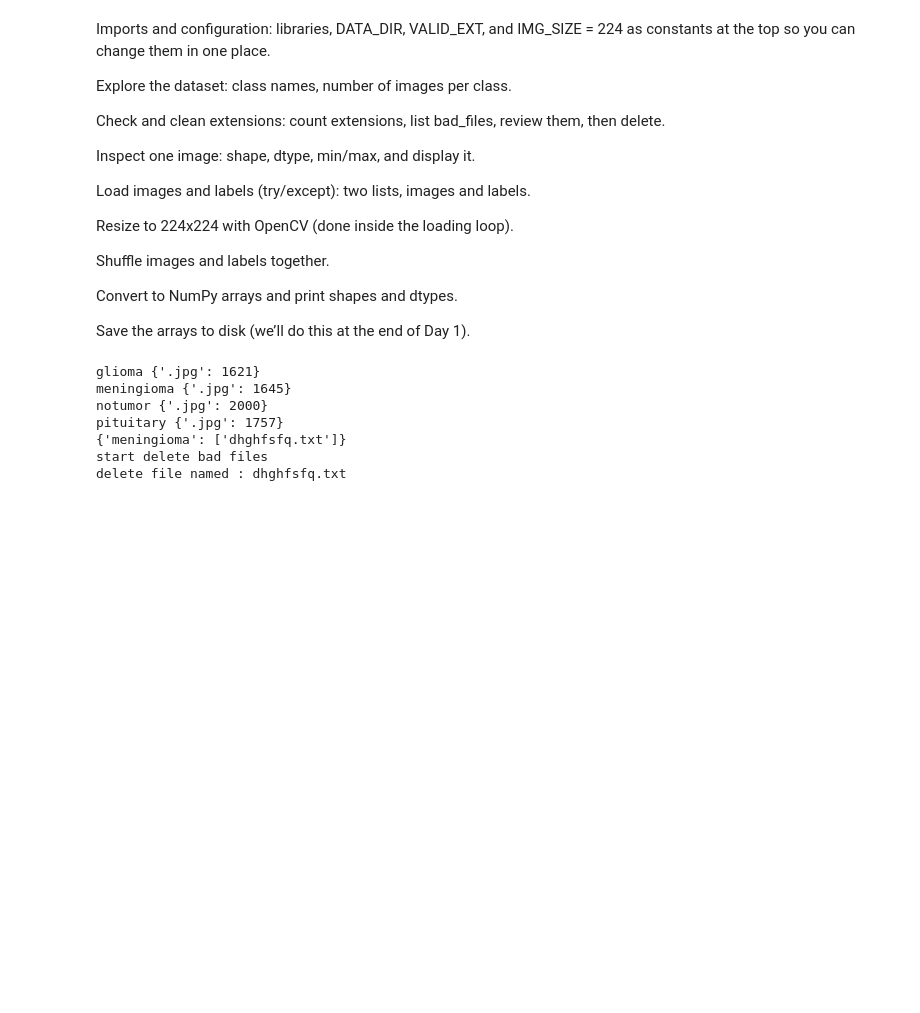
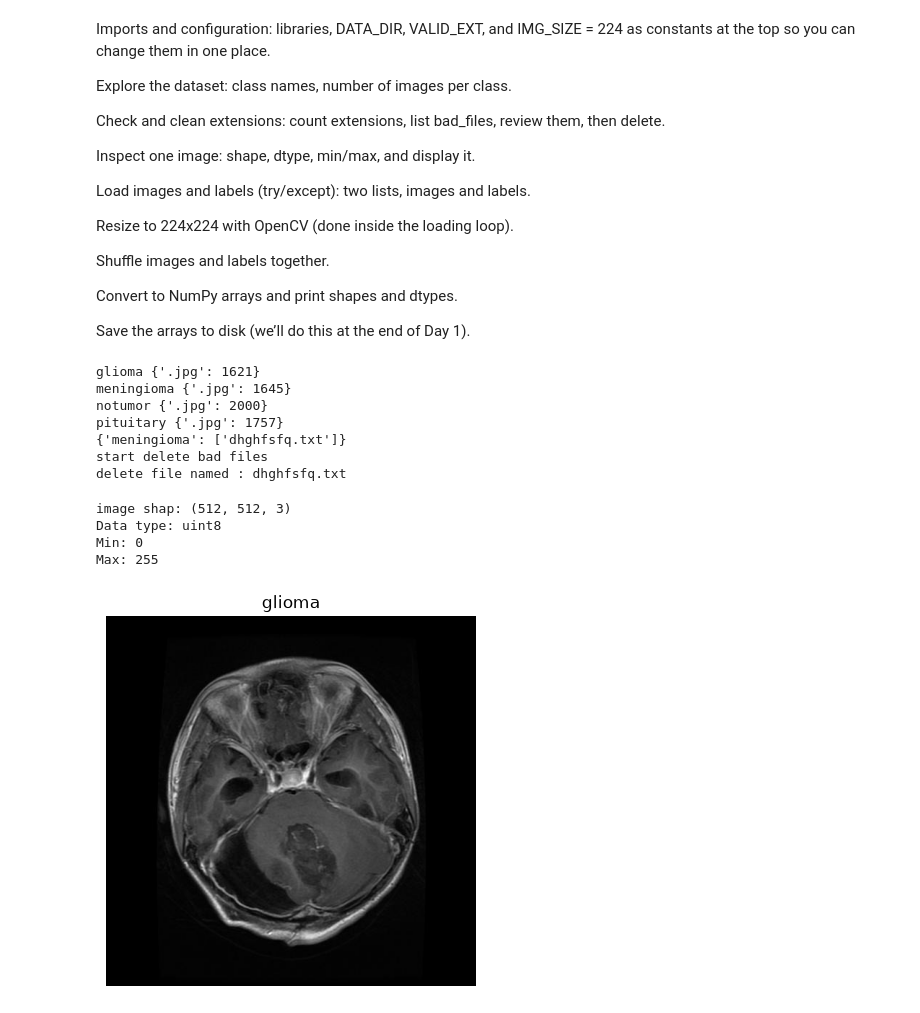
Before and after one commit to yassinmaftah/brainscan-ai, a Jupyter notebook: notebooks/01_data_loading_preprocessing.ipynb, the cells around one changed output. Cells and saved outputs as stored; diff of their text form; code cells hidden in the pictures; blank space fills up the shorter version.

```diff
--- a/notebooks/01_data_loading_preprocessing.ipynb
+++ b/notebooks/01_data_loading_preprocessing.ipynb
@@ -56,3 +56,35 @@ pituitary {'.jpg': 1757}
 {'meningioma': ['dhghfsfq.txt']}
 start delete bad files
 delete file named : dhghfsfq.txt
+# %%
+import cv2
+import matplotlib.pyplot as plt
+
+first_class = os.listdir(DATA_DIR)[0]
+# print(first_class)
+class_folder_path = os.path.join(DATA_DIR,first_class)
+path_first_image = os.path.join(class_folder_path,os.listdir(class_folder_path)[0])
+# print(path_first_image)
+image = cv2.imread(path_first_image)
+
+# print(image)
+
+print("image shap:", image.shape)
+print("Data type:", image.dtype)
+print("Min:", image.min())
+print("Max:", image.max())
+
+
+image_rgb = cv2.cvtColor(image,cv2.COLOR_BGR2RGBA)
+
+
+plt.imshow(image_rgb)
+plt.title(first_class)
+plt.axis("off")
+plt.show()
+# %% [output]
+image shap: (512, 512, 3)
+Data type: uint8
+Min: 0
+Max: 255
+[figure, added]
```
Also changed, not shown: parts of 3 cells of this notebook.
